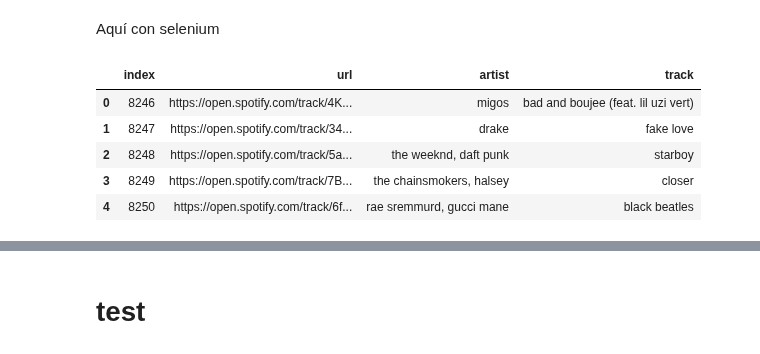
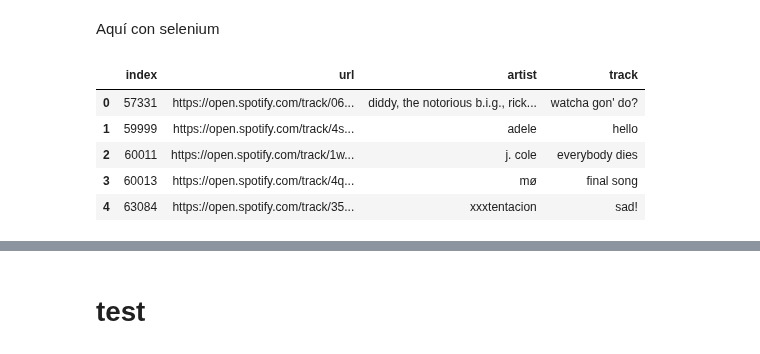
Before and after one commit to annassanchez/ETL_project, a Jupyter notebook: notebooks/4-scraping_genius.ipynb, the cells around one changed output, grey strips where cells are left out. Drawn from its saved outputs; the diff is of its cells as text; code cells hidden in the pictures.

```diff
--- a/notebooks/4-scraping_genius.ipynb
+++ b/notebooks/4-scraping_genius.ipynb
@@ -284,16 +284,17 @@ almacen_paginas = {
     'url':[]
 }
 # %%
-#test = tracks.iloc[(513):,:].reset_index(drop=True)
-test = tracks.iloc[:,:].reset_index(drop=True)
+#test = tracks.iloc[(513 + 192):,:].reset_index(drop=True)
+test = tracks.iloc[len(almacen_paginas['url']):,:].reset_index(drop=True)
+filename = 'genius_dataset_scraped2'
 test.head()
 # %% [output]
 |  | index | url | artist | track |
-| 0 | 8246 | https://open.spotify.com/track/4K... | migos | bad and boujee (feat. lil uzi vert) |
-| 1 | 8247 | https://open.spotify.com/track/34... | drake | fake love |
-| 2 | 8248 | https://open.spotify.com/track/5a... | the weeknd, daft punk | starboy |
-| 3 | 8249 | https://open.spotify.com/track/7B... | the chainsmokers, halsey | closer |
-| 4 | 8250 | https://open.spotify.com/track/6f... | rae sremmurd, gucci mane | black beatles |
+| 0 | 57331 | https://open.spotify.com/track/06... | diddy, the notorious b.i.g., rick... | watcha gon' do? |
+| 1 | 59999 | https://open.spotify.com/track/4s... | adele | hello |
+| 2 | 60011 | https://open.spotify.com/track/1w... | j. cole | everybody dies |
+| 3 | 60013 | https://open.spotify.com/track/4q... | mø | final song |
+| 4 | 63084 | https://open.spotify.com/track/35... | xxxtentacion | sad! |
 # %%
 #almacen_paginas['pagina'].append(np.nan)
 #almacen_paginas['lyrics'].append(np.nan)
```
Also changed, not shown: parts of 2 cells of this notebook.
